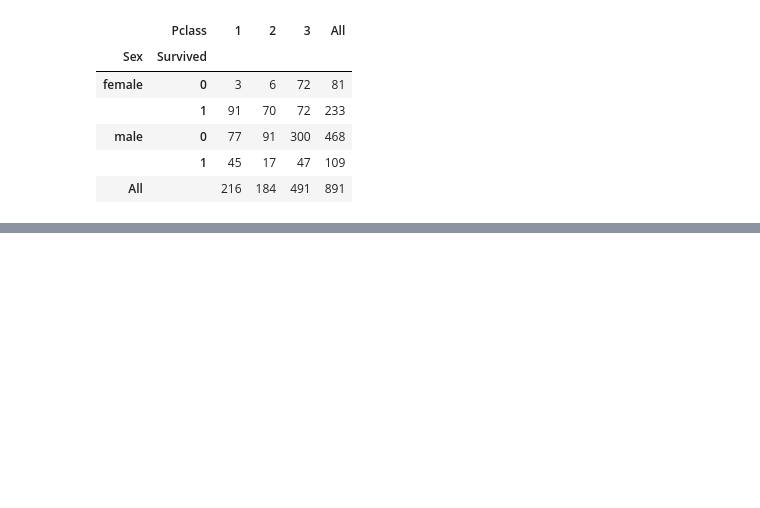
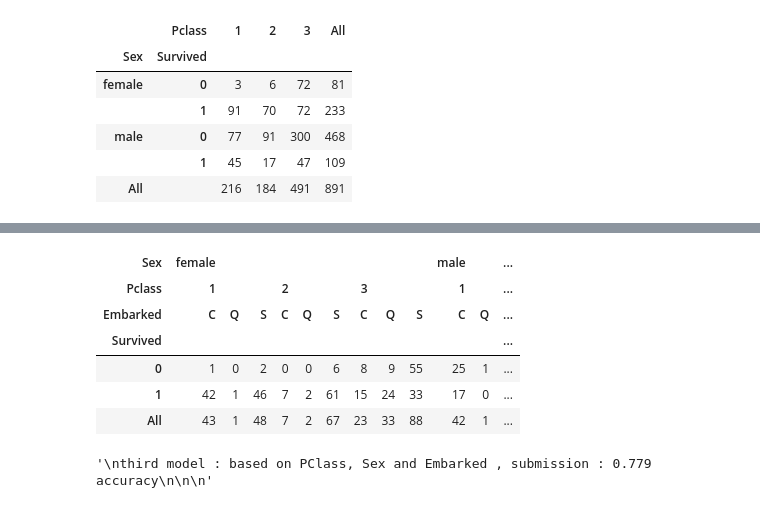
Before and after one commit to acharyasabin/Titanic, a Jupyter notebook: titanic.ipynb, the cells around one changed output, grey strips where cells are left out. Cells and saved outputs as stored; diff of their text form; code cells hidden in the pictures; blank space fills up the shorter version.

```diff
--- a/titanic.ipynb
+++ b/titanic.ipynb
@@ -268,0 +322,18 @@ sns.factorplot('Pclass','Survived',hue='Sex', kind='point', data=train_df);
+# %%
+pd.crosstab([train_df.Survived], [train_df.Sex, train_df.Pclass, train_df.Embarked], margins=True).style.background_gradient(cmap='autumn_r')
+# %% [output]
+| Sex | female |  |  |  |  |  |  |  |  | male |  | ... |
+| Pclass | 1 |  |  | 2 |  |  | 3 |  |  | 1 |  | ... |
+| Embarked | C | Q | S | C | Q | S | C | Q | S | C | Q | ... |
+| Survived |  |  |  |  |  |  |  |  |  |  |  | ... |
+| 0 | 1 | 0 | 2 | 0 | 0 | 6 | 8 | 9 | 55 | 25 | 1 | ... |
+| 1 | 42 | 1 | 46 | 7 | 2 | 61 | 15 | 24 | 33 | 17 | 0 | ... |
+| All | 43 | 1 | 48 | 7 | 2 | 67 | 23 | 33 | 88 | 42 | 1 | ... |
+# %%
+"""
+third model : based on PClass, Sex and Embarked , submission : 0.779 accuracy
+
+
+"""
+# %% [output]
+'\nthird model : based on PClass, Sex and Embarked , submission : 0.779 accuracy\n\n\n'
```
Also changed, not shown: parts of 15 cells of this notebook.
